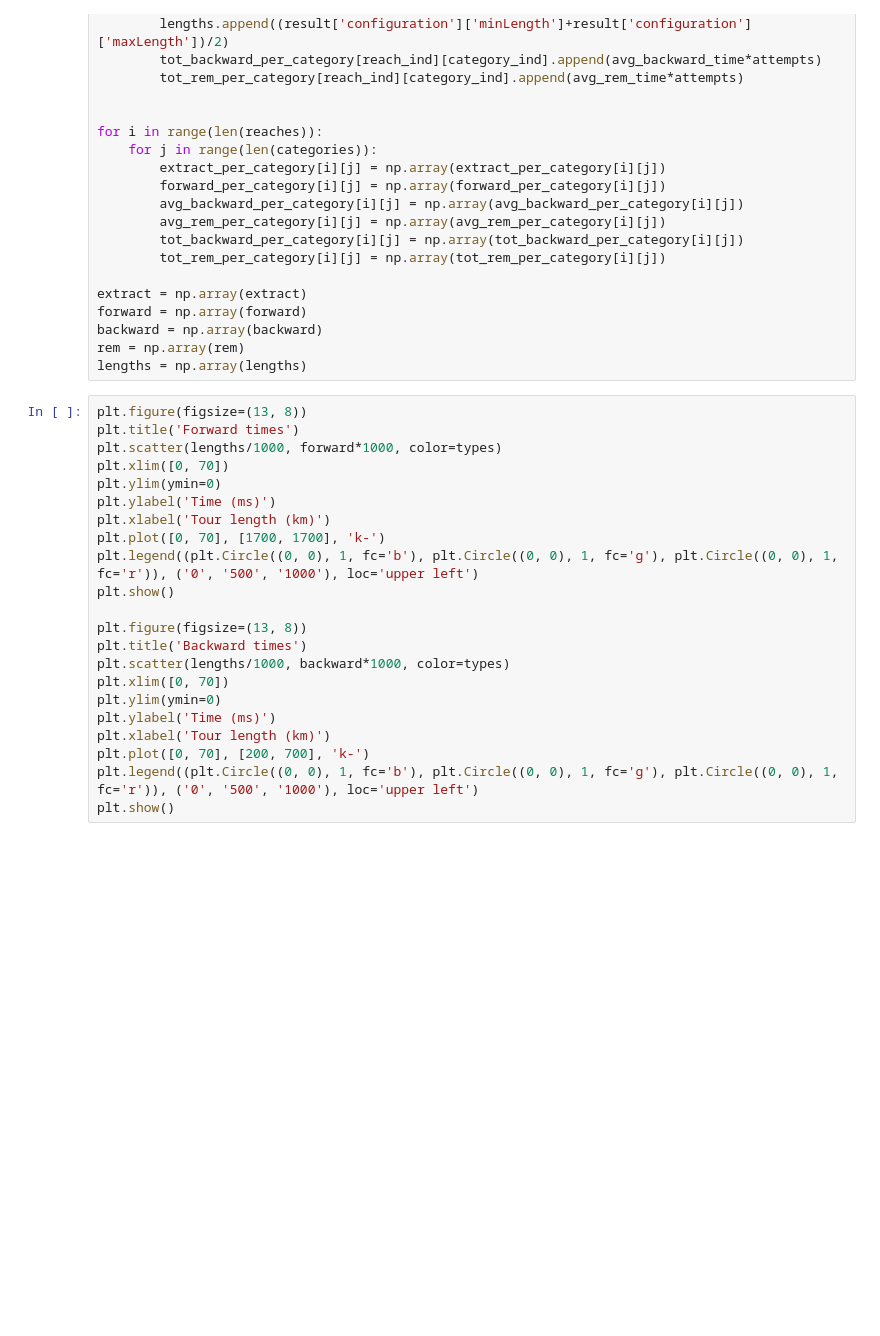
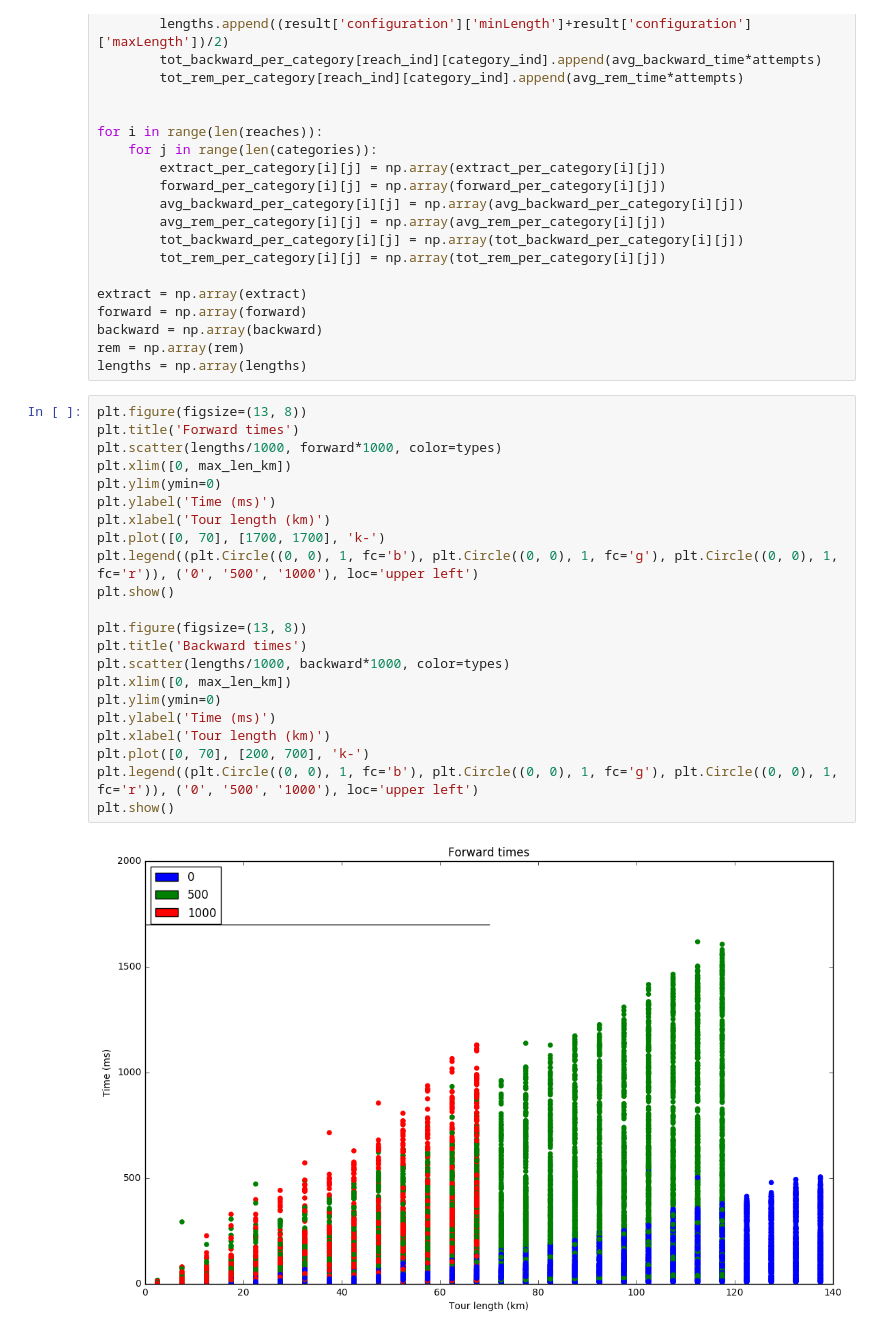
Before and after one commit to Pistro/bike-routing, a Jupyter notebook: postprocessing/Processed Results.ipynb, the cells around one changed output. Drawn from its saved outputs; the diff is of its cells as text; blank space fills up the shorter version.

```diff
--- a/postprocessing/Processed Results.ipynb
+++ b/postprocessing/Processed Results.ipynb
@@ -364,22 +397,24 @@ lengths = np.array(lengths)
 # %%
 plt.figure(figsize=(13, 8))
 plt.title('Forward times')
 plt.scatter(lengths/1000, forward*1000, color=types)
-plt.xlim([0, 70])
+plt.xlim([0, max_len_km])
 plt.ylim(ymin=0)
 plt.ylabel('Time (ms)')
 plt.xlabel('Tour length (km)')
 plt.plot([0, 70], [1700, 1700], 'k-')
 plt.legend((plt.Circle((0, 0), 1, fc='b'), plt.Circle((0, 0), 1, fc='g'), plt.Circle((0, 0), 1, fc='r')), ('0', '500', '1000'), loc='upper left')
 plt.show()
 
 plt.figure(figsize=(13, 8))
 plt.title('Backward times')
 plt.scatter(lengths/1000, backward*1000, color=types)
-plt.xlim([0, 70])
+plt.xlim([0, max_len_km])
 plt.ylim(ymin=0)
 plt.ylabel('Time (ms)')
 plt.xlabel('Tour length (km)')
 plt.plot([0, 70], [200, 700], 'k-')
 plt.legend((plt.Circle((0, 0), 1, fc='b'), plt.Circle((0, 0), 1, fc='g'), plt.Circle((0, 0), 1, fc='r')), ('0', '500', '1000'), loc='upper left')
 plt.show()
+# %% [output]
+[figure, added]
```
Also changed, not shown: parts of 17 cells of this notebook, 16 other files.
